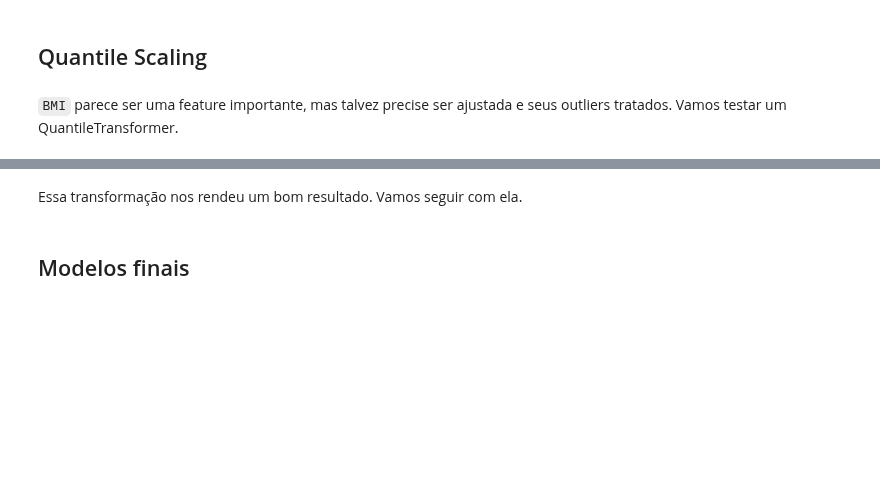
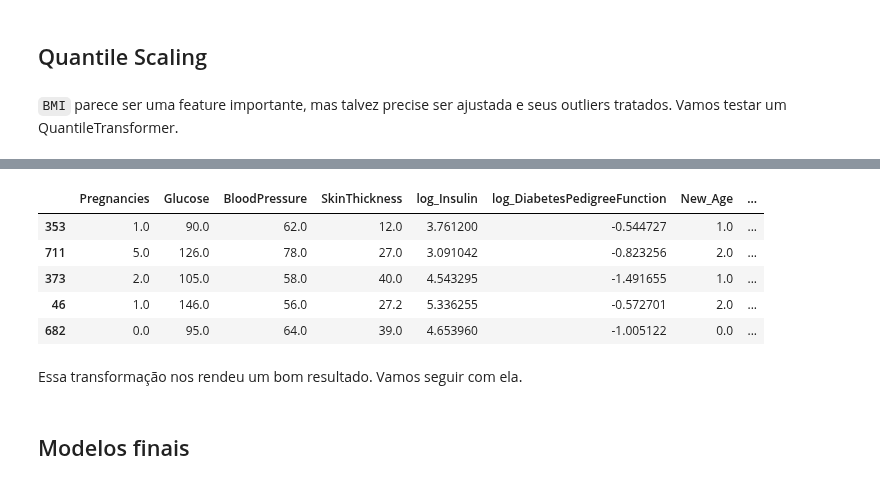
Before and after one commit to franklinzppa/diabetes-classification, a Jupyter notebook: diabetes-clf.ipynb, the cells around one changed output, grey strips where cells are left out. Drawn from its saved outputs; the diff is of its cells as text; code cells hidden in the pictures; blank space fills up the shorter version.

```diff
--- a/diabetes-clf.ipynb
+++ b/diabetes-clf.ipynb
@@ -1034,2 +1093,17 @@ Recall médio: 0.6078 (std=0.056)
+# %%
+# Construindo dataset tratado final
+
+X_train_scaling = X_train_bins.copy()
+qt = QuantileTransformer(n_quantiles=3, random_state=42)
+custom_qt = FrankCustomTransformer(qt, 'BMI')
+X_train_scaling = custom_qt.fit_transform(X_train_scaling)
+X_train_scaling.head()
+# %% [output]
+|  | Pregnancies | Glucose | BloodPressure | SkinThickness | log_Insulin | log_DiabetesPedigreeFunction | New_Age | ... |
+| 353 | 1.0 | 90.0 | 62.0 | 12.0 | 3.761200 | -0.544727 | 1.0 | ... |
+| 711 | 5.0 | 126.0 | 78.0 | 27.0 | 3.091042 | -0.823256 | 2.0 | ... |
+| 373 | 2.0 | 105.0 | 58.0 | 40.0 | 4.543295 | -1.491655 | 1.0 | ... |
+| 46 | 1.0 | 146.0 | 56.0 | 27.2 | 5.336255 | -0.572701 | 2.0 | ... |
+| 682 | 0.0 | 95.0 | 64.0 | 39.0 | 4.653960 | -1.005122 | 0.0 | ... |
 # %% [markdown]
 Essa transformação nos rendeu um bom resultado. Vamos seguir com ela.
```
Also changed, not shown: parts of 34 cells of this notebook.
